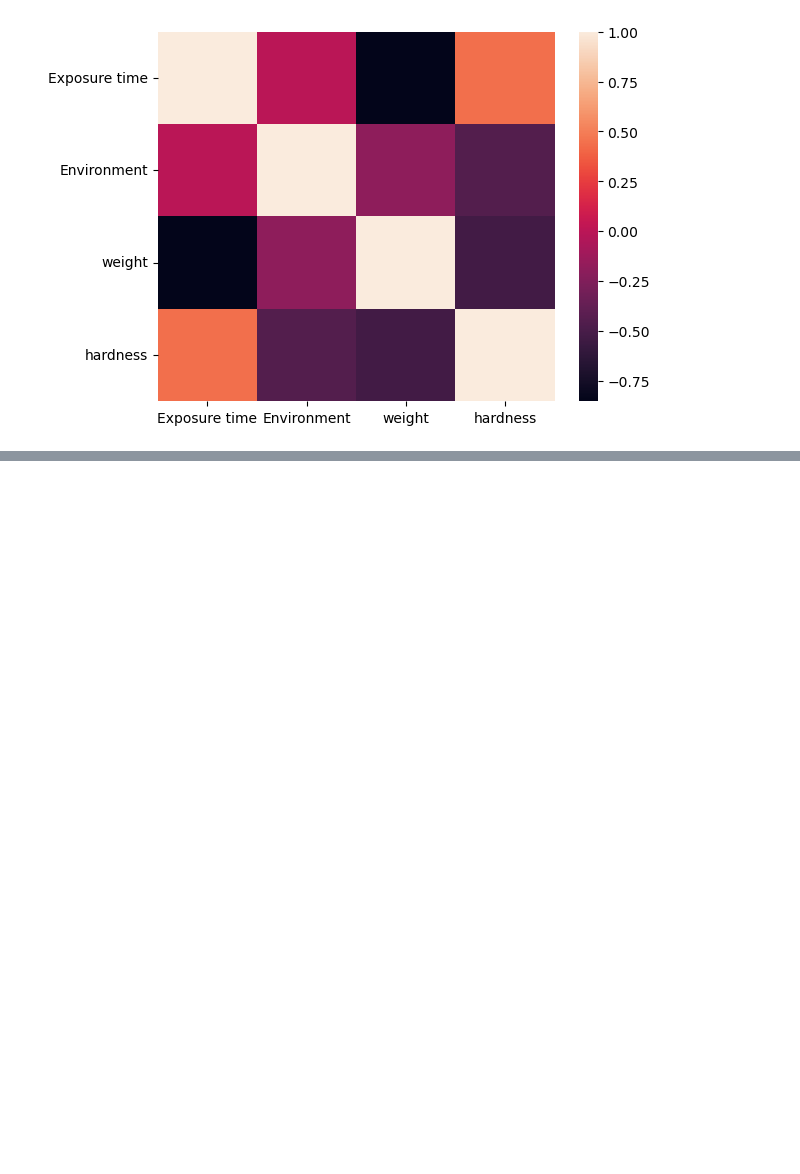
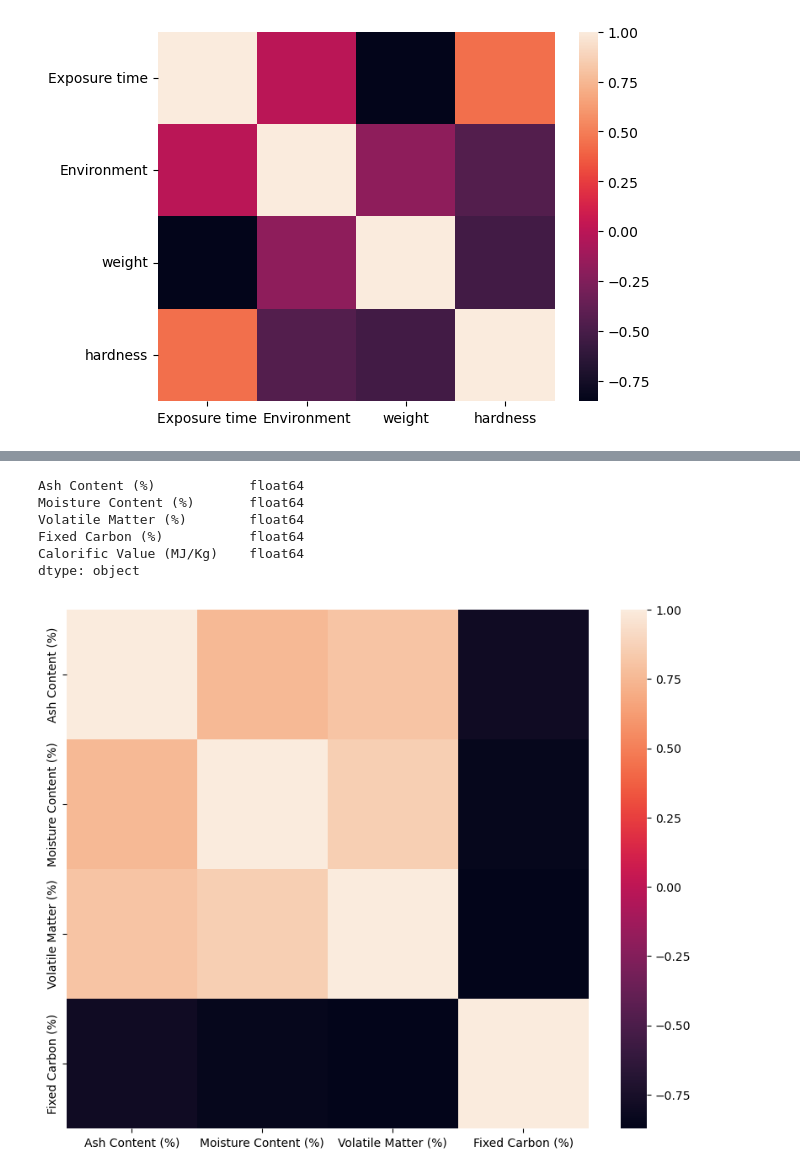
Before and after one commit to iretex/research, a Jupyter notebook: EDA.ipynb, the cells around one changed output, grey strips where cells are left out. Cells and saved outputs as stored; diff of their text form; code cells hidden in the pictures; blank space fills up the shorter version.

```diff
--- a/EDA.ipynb
+++ b/EDA.ipynb
@@ -95,3 +95,7 @@ sns.heatmap(corr)
 # %% [output]
 <AxesSubplot: >
 [figure]
+# %%
+df = pd.read_excel("data/_2.xlsx")
+
+df.head()
@@ -97,0 +124,34 @@ sns.heatmap(corr)
+# %%
+df['Moisture Content (%)'] = df.apply(lambda x: x['Moisture Content (%)'].replace(' ', '') if isinstance(x['Moisture Content (%)'], str) else x['Moisture Content (%)'], axis=1)
+
+df['Moisture Content (%)'] = df['Moisture Content (%)'].astype('float')
+
+# rename columns
+df.columns = ['Ash Content (%)', 'Moisture Content (%)', 'Volatile Matter (%)',
+       'Fixed Carbon (%)', 'Calorific Value (MJ/Kg)']
+df.dtypes
+# %% [output]
+Ash Content (%)            float64
+Moisture Content (%)       float64
+Volatile Matter (%)        float64
+Fixed Carbon (%)           float64
+Calorific Value (MJ/Kg)    float64
+dtype: object
+# %%
+import matplotlib.pyplot as plt
+
+corr = df.select_dtypes('number')[df.columns[:-1]].corr()
+
+
+# Set figure size
+plt.figure(figsize=(10, 8))  # Adjust the size as needed
+
+sns.heatmap(corr)
+
+# Save the plot
+plt.savefig('plots/heatmap_2.png', dpi=900)  # Adjust dpi for high resolution
+
+# Show the plot
+plt.show()
+# %% [output]
+[figure, added]
```
Also changed, not shown: parts of 15 cells of this notebook, 11 other files.
